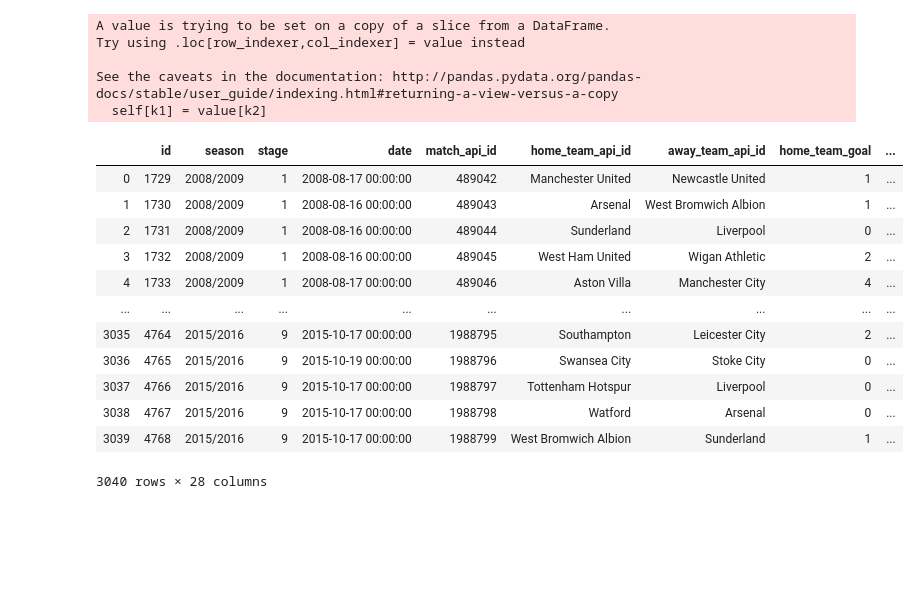
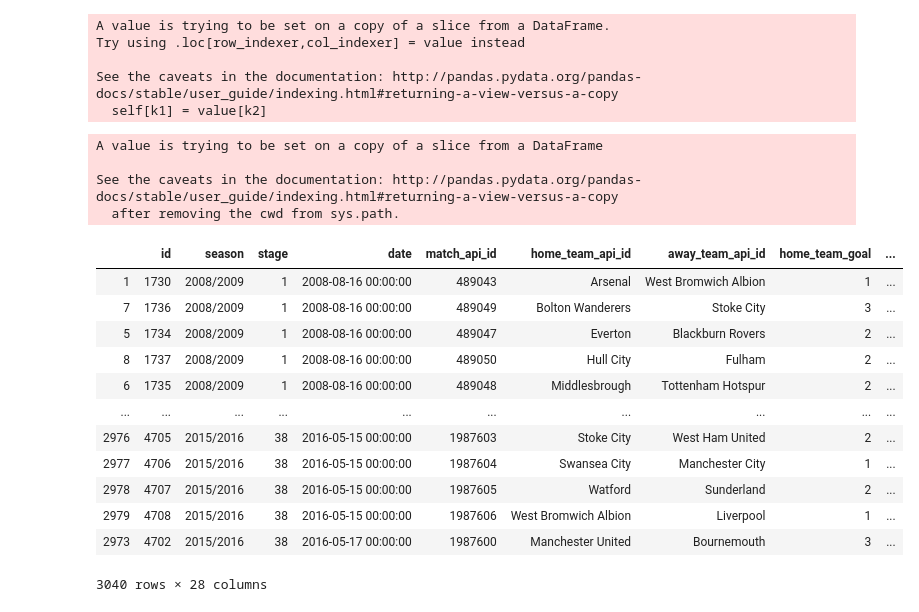
Before and after one commit to enliktjioe/nn2020-football, a Jupyter notebook: Preprocessing.ipynb, the cells around one changed output. Drawn from its saved outputs; the diff is of its cells as text; code cells hidden in the pictures; blank space fills up the shorter version.

```diff
--- a/Preprocessing.ipynb
+++ b/Preprocessing.ipynb
@@ -423,22 +423,27 @@ See the caveats in the documentation: http://pandas.pydata.org/pandas-docs/stabl
 # %%
 pd.set_option('display.max_columns', None)
 
-df_EPL_final = df_EPL[df_EPL.columns.drop(list(matches.filter(regex='country_id|league_id|card|^goal$|^foulcommit$|^shoton$|^shotoff$|cross|corner|possession')))]
-df_EPL_final
+df_EPL_sort = df_EPL[df_EPL.columns.drop(list(matches.filter(regex='country_id|league_id|card|^goal$|^foulcommit$|^shoton$|^shotoff$|cross|corner|possession')))]
+df_EPL_sort.sort_values(by=['date','home_team_api_id'], inplace=True, ascending=True)
+df_EPL_sort
 # %% [output]
+A value is trying to be set on a copy of a slice from a DataFrame
+
+See the caveats in the documentation: http://pandas.pydata.org/pandas-docs/stable/user_guide/indexing.html#returning-a-view-versus-a-copy
+  after removing the cwd from sys.path.
 |  | id | season | stage | date | match_api_id | home_team_api_id | away_team_api_id | home_team_goal | ... |
-| 0 | 1729 | 2008/2009 | 1 | 2008-08-17 00:00:00 | 489042 | Manchester United | Newcastle United | 1 | ... |
 | 1 | 1730 | 2008/2009 | 1 | 2008-08-16 00:00:00 | 489043 | Arsenal | West Bromwich Albion | 1 | ... |
-| 2 | 1731 | 2008/2009 | 1 | 2008-08-16 00:00:00 | 489044 | Sunderland | Liverpool | 0 | ... |
-| 3 | 1732 | 2008/2009 | 1 | 2008-08-16 00:00:00 | 489045 | West Ham United | Wigan Athletic | 2 | ... |
-| 4 | 1733 | 2008/2009 | 1 | 2008-08-17 00:00:00 | 489046 | Aston Villa | Manchester City | 4 | ... |
+| 7 | 1736 | 2008/2009 | 1 | 2008-08-16 00:00:00 | 489049 | Bolton Wanderers | Stoke City | 3 | ... |
+| 5 | 1734 | 2008/2009 | 1 | 2008-08-16 00:00:00 | 489047 | Everton | Blackburn Rovers | 2 | ... |
+| 8 | 1737 | 2008/2009 | 1 | 2008-08-16 00:00:00 | 489050 | Hull City | Fulham | 2 | ... |
+| 6 | 1735 | 2008/2009 | 1 | 2008-08-16 00:00:00 | 489048 | Middlesbrough | Tottenham Hotspur | 2 | ... |
 | ... | ... | ... | ... | ... | ... | ... | ... | ... | ... |
-| 3035 | 4764 | 2015/2016 | 9 | 2015-10-17 00:00:00 | 1988795 | Southampton | Leicester City | 2 | ... |
-| 3036 | 4765 | 2015/2016 | 9 | 2015-10-19 00:00:00 | 1988796 | Swansea City | Stoke City | 0 | ... |
-| 3037 | 4766 | 2015/2016 | 9 | 2015-10-17 00:00:00 | 1988797 | Tottenham Hotspur | Liverpool | 0 | ... |
-| 3038 | 4767 | 2015/2016 | 9 | 2015-10-17 00:00:00 | 1988798 | Watford | Arsenal | 0 | ... |
-| 3039 | 4768 | 2015/2016 | 9 | 2015-10-17 00:00:00 | 1988799 | West Bromwich Albion | Sunderland | 1 | ... |
+| 2976 | 4705 | 2015/2016 | 38 | 2016-05-15 00:00:00 | 1987603 | Stoke City | West Ham United | 2 | ... |
+| 2977 | 4706 | 2015/2016 | 38 | 2016-05-15 00:00:00 | 1987604 | Swansea City | Manchester City | 1 | ... |
+| 2978 | 4707 | 2015/2016 | 38 | 2016-05-15 00:00:00 | 1987605 | Watford | Sunderland | 2 | ... |
+| 2979 | 4708 | 2015/2016 | 38 | 2016-05-15 00:00:00 | 1987606 | West Bromwich Albion | Liverpool | 1 | ... |
+| 2973 | 4702 | 2015/2016 | 38 | 2016-05-17 00:00:00 | 1987600 | Manchester United | Bournemouth | 3 | ... |
-3040 rows × 28 columns
+3040 rows × 28 columns
 # %%
 df_EPL.to_csv(path + "EPL.csv")
 df_LaLiga.to_csv(path + "LaLiga.csv")
```
Also changed, not shown: parts of 5 cells of this notebook.
